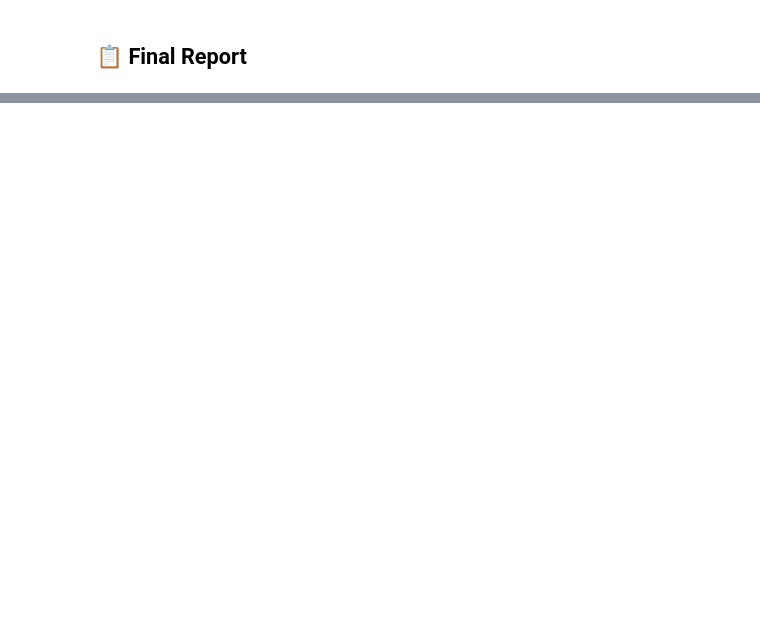
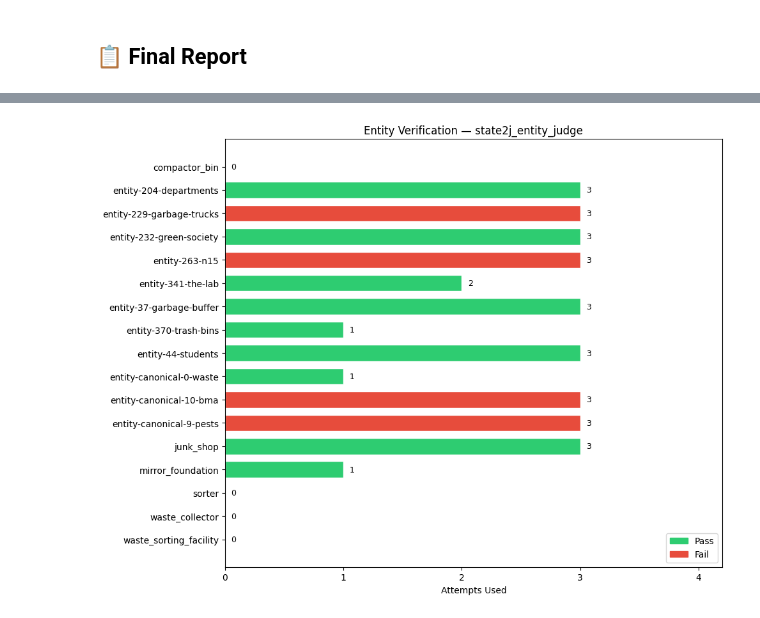
Before and after one commit to Trollface8D/Garbage-Management-Simulation-Engine, a Jupyter notebook: Experiment/code_generation/entity_design/enitiy_code_verification/llm_judge.ipynb, the cells around one changed output, grey strips where cells are left out. Saved outputs shown, nothing was run; the diff lists cells and outputs as text; code cells hidden in the pictures; blank space fills up the shorter version.

```diff
--- a/Experiment/code_generation/entity_design/enitiy_code_verification/llm_judge.ipynb
+++ b/Experiment/code_generation/entity_design/enitiy_code_verification/llm_judge.ipynb
@@ -1151,0 +1180,57 @@ Entities = stateful hook providers. Policies = behaviour adapters that call enti
+# %%
+import json
+import matplotlib.pyplot as plt
+import matplotlib.patches as mpatches
+from pathlib import Path
+
+
+def plot_verification_attempts(judge_dir: str | Path) -> None:
+    """Bar chart: entity name vs attempts used, coloured by final pass/fail status."""
+    judge_dir = Path(judge_dir)
+    records = []
+    for path in sorted(judge_dir.glob("*.json")):
+        with open(path) as f:
+            data = json.load(f)
+        entity_id = data.get("entity_id", path.stem)
+        attempts = len(data.get("attempts", []))
+        passed = bool(data.get("passed", False))
+        records.append((entity_id, attempts, passed))
+
+    if not records:
+        print(f"No JSON files found in {judge_dir}")
+        return
+
+    records.sort(key=lambda r: r[0])
+    labels = [r[0] for r in records]
+    attempts = [r[1] for r in records]
+    colors = ["#2ecc71" if r[2] else "#e74c3c" for r in records]
+
+    fig, ax = plt.subplots(figsize=(10, max(4, len(records) * 0.45)))
+    bars = ax.barh(labels, attempts, color=colors, edgecolor="white", height=0.7)
+
+    ax.set_xlabel("Attempts Used")
+    ax.set_title(f"Entity Verification — {judge_dir.name}")
+    ax.xaxis.set_major_locator(plt.MaxNLocator(integer=True))
+    ax.invert_yaxis()
+
+    for bar, n in zip(bars, attempts):
+        ax.text(bar.get_width() + 0.05, bar.get_y() + bar.get_height() / 2,
+                str(n), va="center", ha="left", fontsize=9)
+
+    pass_patch = mpatches.Patch(color="#2ecc71", label="Pass")
+    fail_patch = mpatches.Patch(color="#e74c3c", label="Fail")
+    ax.legend(handles=[pass_patch, fail_patch], loc="lower right")
+
+    ax.set_xlim(0, max(attempts) + 1.2)
+    plt.tight_layout()
+    plt.show()
+
+
+# Example usage — point to any state2j_entity_judge directory
+plot_verification_attempts(
+    "code-workspace-code_gen-explicitattempt3/checkpoints/iterations/state2j_entity_judge"
+)
+# "code-workspace-explicit_25pro-re1/checkpoints/iterations/state2j_entity_judge"
+# "/Users/rapepong/Development/kmutt/Garbage-Management-Simulation-Engine/engine/data/code_gen_jobs/code_gen-e9981a954b4d4a968399bb0b6030e7e2/iterations/state2j_entity_judge"
+# %% [output]
+[figure, added]
```
Also changed, not shown: parts of 17 cells of this notebook, 1 other file.
